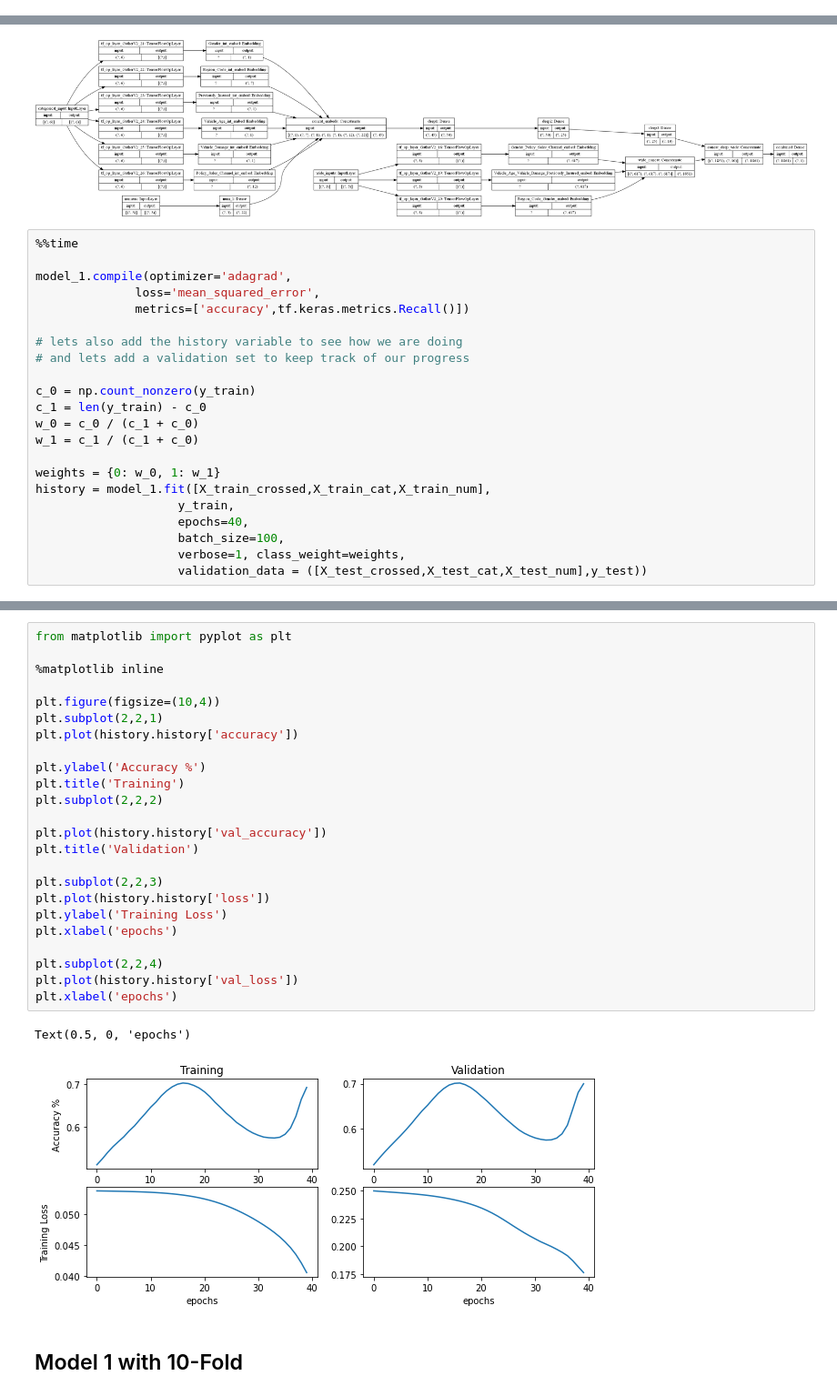
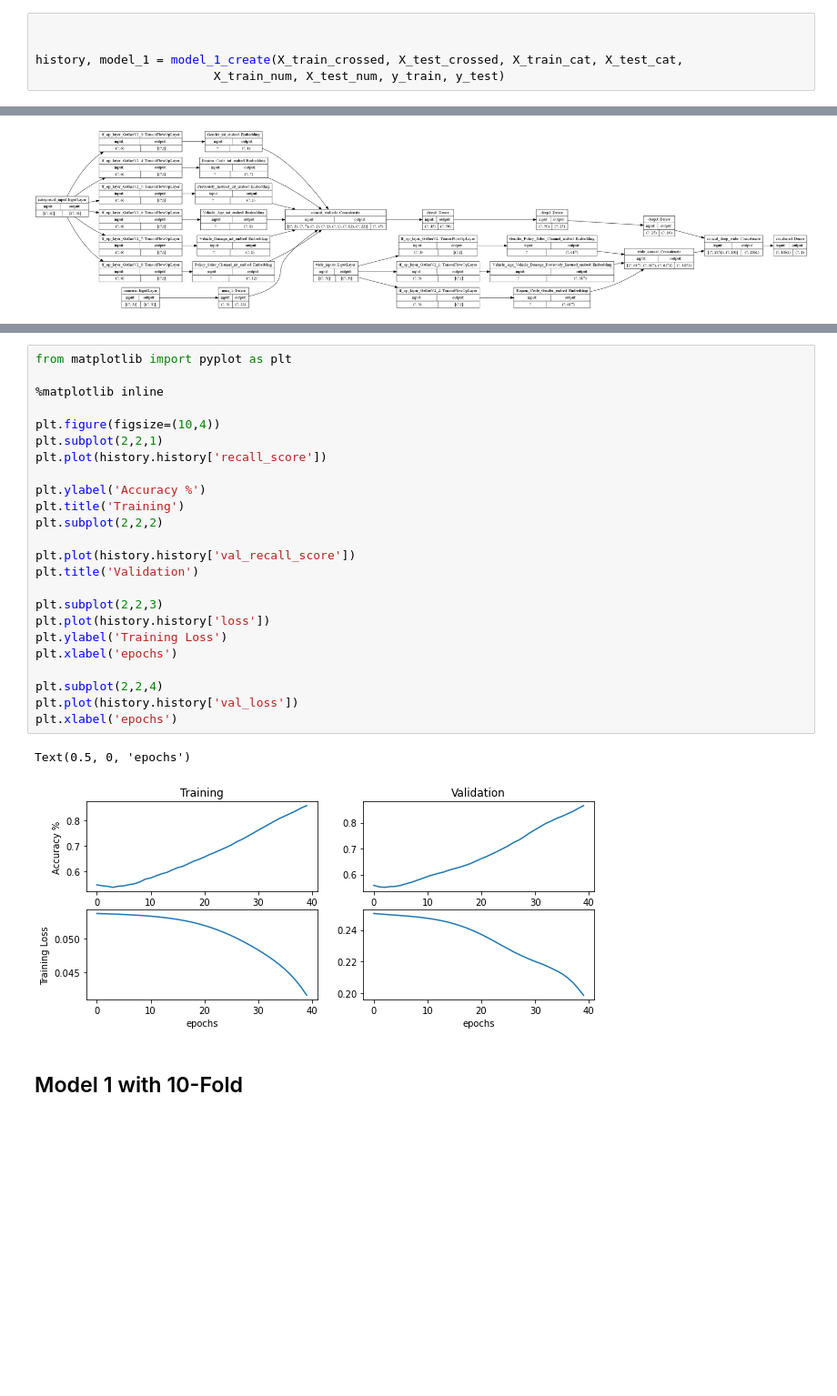
Before and after one commit to nlarsensmu/Wide-and-Deep-NN, a Jupyter notebook: Health Insurance.ipynb, the cells around one changed output, grey strips where cells are left out. Shown at 91% size. Cells and saved outputs as stored; diff of their text form; blank space fills up the shorter version.

```diff
--- a/Health Insurance.ipynb
+++ b/Health Insurance.ipynb
@@ -303,3 +345,8 @@ model_1 = Model(inputs=[input_crossed,input_cat,input_num],
+# %%
+
+
+history, model_1 = model_1_create(X_train_crossed, X_test_crossed, X_train_cat, X_test_cat,
+                         X_train_num, X_test_num, y_train, y_test)
 # %%
 from tensorflow.keras.utils import plot_model
 
@@ -310,25 +357,3 @@ plot_model(
 )
 # %% [output]
 [figure]
-# %%
-%%time
-
-model_1.compile(optimizer='adagrad',
-              loss='mean_squared_error',
-              metrics=['accuracy',tf.keras.metrics.Recall()])
-
-# lets also add the history variable to see how we are doing
-# and lets add a validation set to keep track of our progress
-
-c_0 = np.count_nonzero(y_train)
-c_1 = len(y_train) - c_0
-w_0 = c_0 / (c_1 + c_0)
-w_1 = c_1 / (c_1 + c_0)
-
-weights = {0: w_0, 1: w_1}
-history = model_1.fit([X_train_crossed,X_train_cat,X_train_num],
-                    y_train,
-                    epochs=40,
-                    batch_size=100,
-                    verbose=1, class_weight=weights,
-                    validation_data = ([X_test_crossed,X_test_cat,X_test_num],y_test))
@@ -375,29 +375,29 @@ weighted avg       0.89      0.70      0.75     76221
 # %%
 from matplotlib import pyplot as plt
 
 %matplotlib inline
 
 plt.figure(figsize=(10,4))
 plt.subplot(2,2,1)
-plt.plot(history.history['accuracy'])
+plt.plot(history.history['recall_score'])
 
 plt.ylabel('Accuracy %')
 plt.title('Training')
 plt.subplot(2,2,2)
 
-plt.plot(history.history['val_accuracy'])
+plt.plot(history.history['val_recall_score'])
 plt.title('Validation')
 
 plt.subplot(2,2,3)
 plt.plot(history.history['loss'])
 plt.ylabel('Training Loss')
 plt.xlabel('epochs')
 
 plt.subplot(2,2,4)
 plt.plot(history.history['val_loss'])
 plt.xlabel('epochs')
 # %% [output]
 Text(0.5, 0, 'epochs')
-[figure, old version]
+[figure, new version]
 # %% [markdown]
 ## Model 1 with 10-Fold
```
Also changed, not shown: parts of 21 cells of this notebook.
